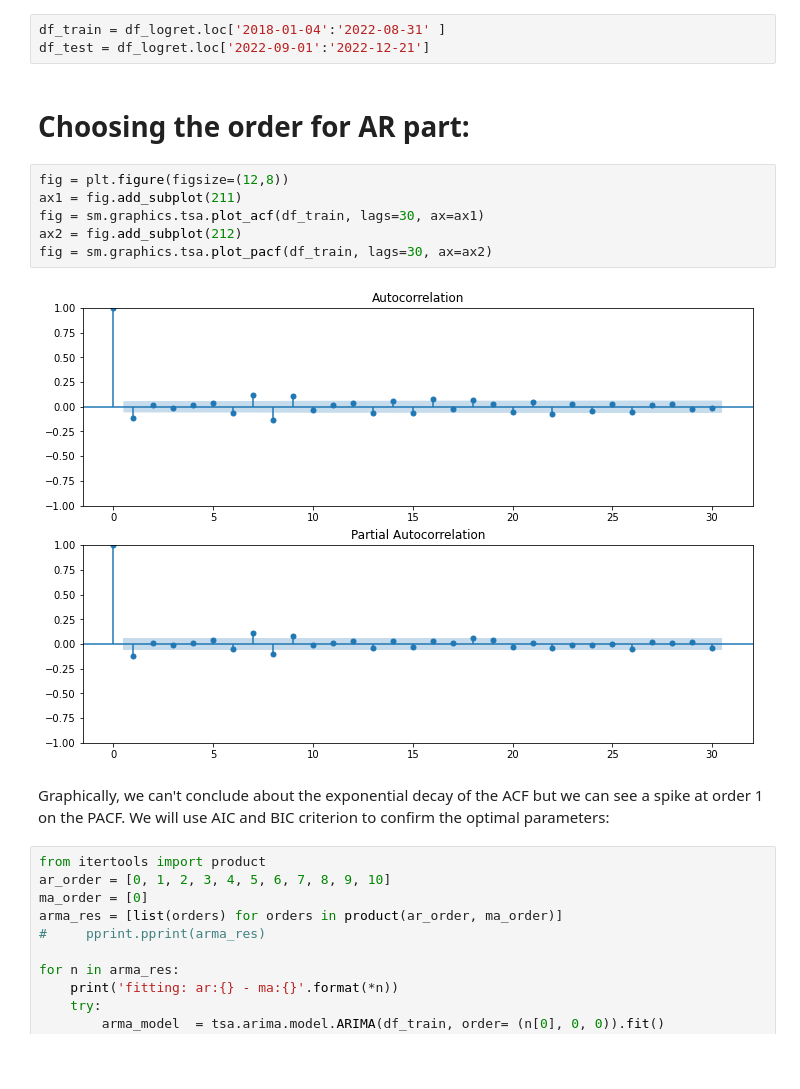
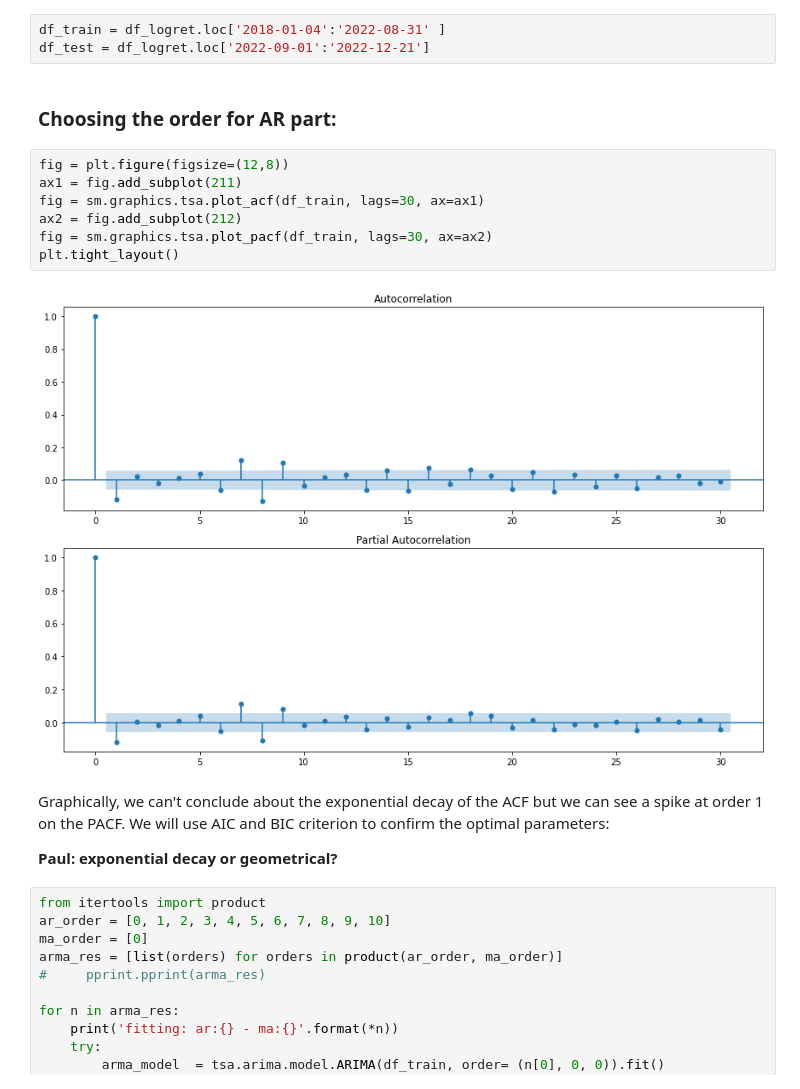
Before and after one commit to Varvoo/Free-ATS-Grinta, a Jupyter notebook: Exo 6 _ Ariane.ipynb, the cells around one changed output. Cells and saved outputs as stored; diff of their text form; blank space fills up the shorter version.

```diff
--- a/Exo 6 _ Ariane.ipynb
+++ b/Exo 6 _ Ariane.ipynb
@@ -110,17 +108,20 @@ Splitting dataset in train (in-sample, i.e. from 01/01/2018 to 31/08/2022) and t
 df_train = df_logret.loc['2018-01-04':'2022-08-31' ]
 df_test = df_logret.loc['2022-09-01':'2022-12-21']
 # %% [markdown]
-# Choosing the order for AR part:
+### Choosing the order for AR part:
 # %%
 fig = plt.figure(figsize=(12,8))
 ax1 = fig.add_subplot(211)
 fig = sm.graphics.tsa.plot_acf(df_train, lags=30, ax=ax1)
 ax2 = fig.add_subplot(212)
 fig = sm.graphics.tsa.plot_pacf(df_train, lags=30, ax=ax2)
+plt.tight_layout()
 # %% [output]
-[figure, old version]
+[figure, new version]
 # %% [markdown]
 Graphically, we can't conclude about the exponential decay of the ACF but we can see a spike at order 1 on the PACF. We will use AIC and BIC criterion to confirm the optimal parameters:
+
+**Paul: exponential decay or geometrical?**
 # %%
 from itertools import product
 ar_order = [0, 1, 2, 3, 4, 5, 6, 7, 8, 9, 10]
```
Also changed, not shown: parts of 12 cells of this notebook, 4 other files.
